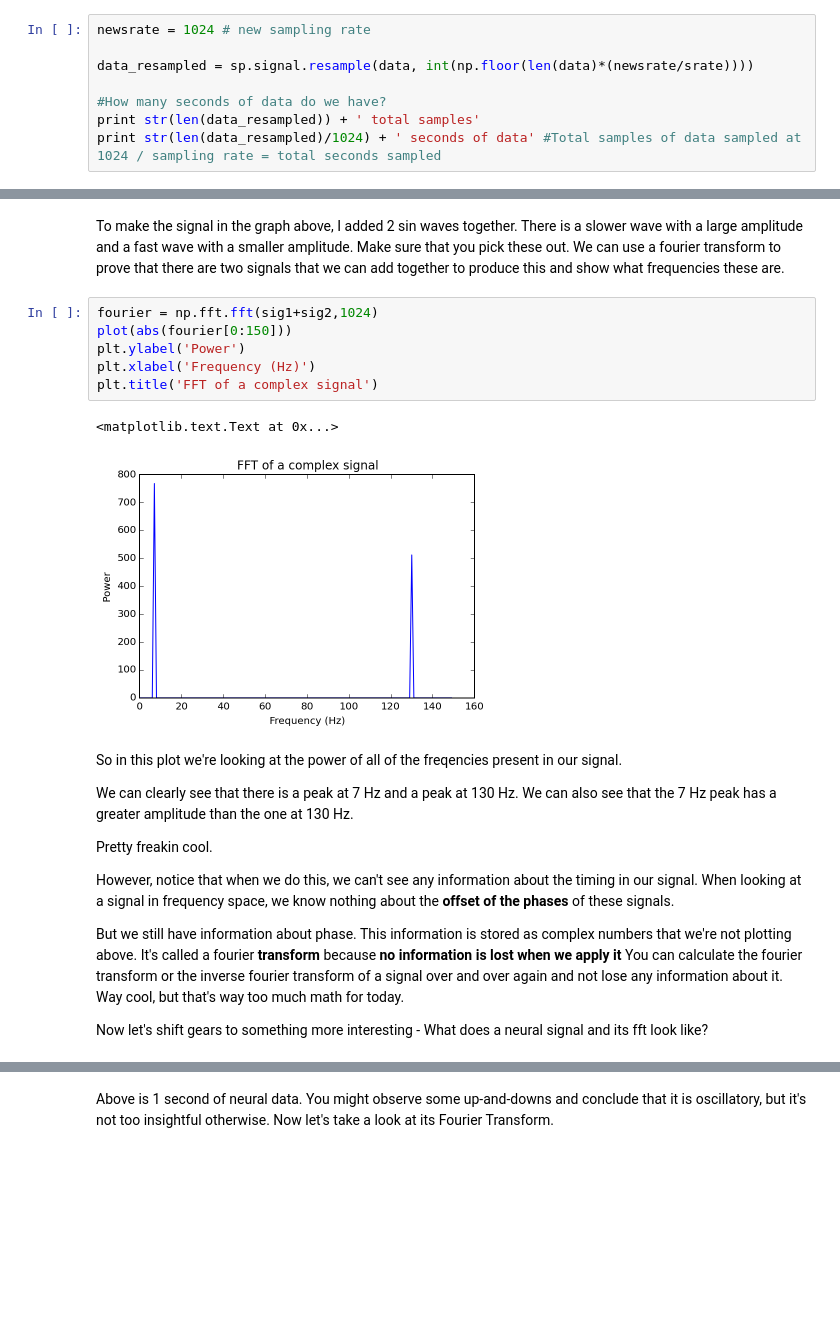
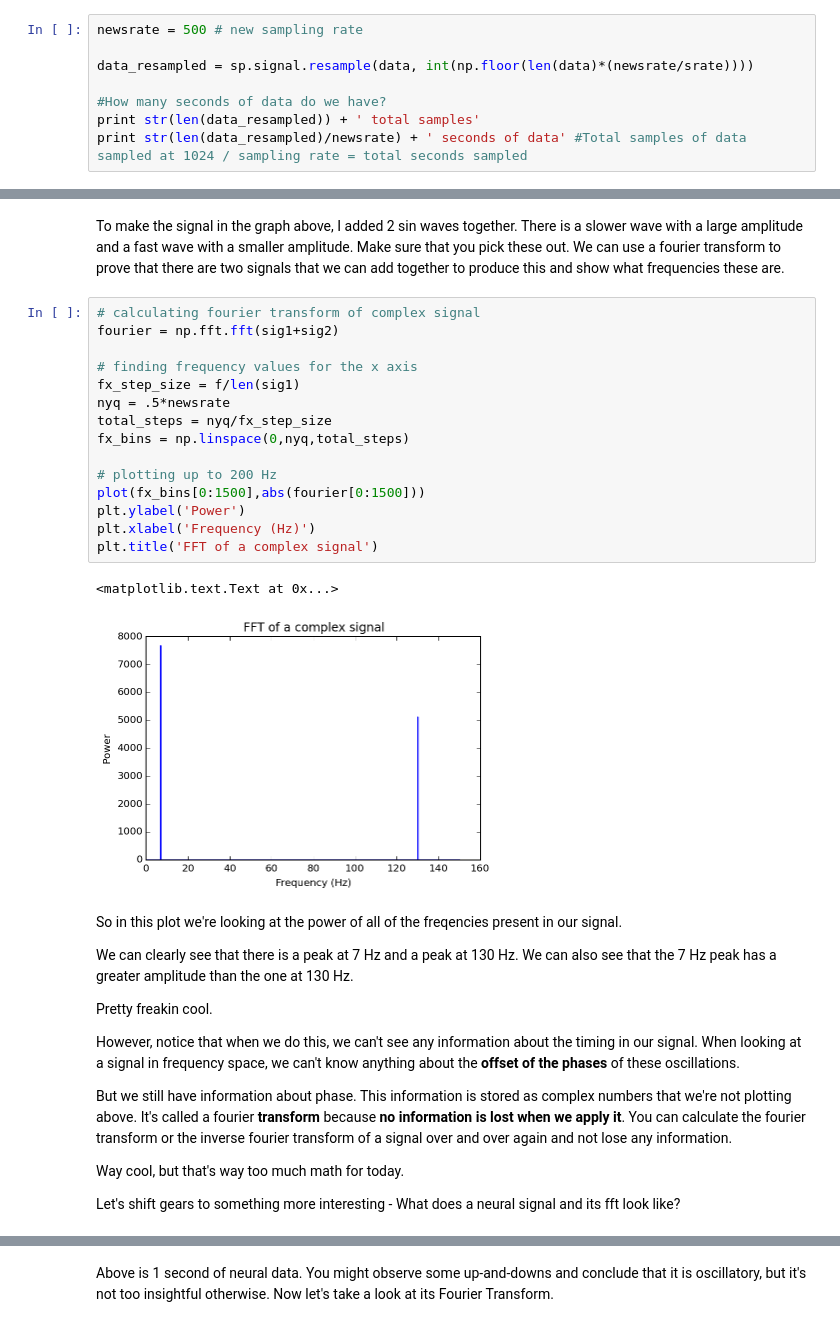
Before and after one commit to voytekresearch/Tutorials, a Jupyter notebook: Power Spectral Density and Sampling Tutorial.ipynb, the cells around one changed output, grey strips where cells are left out. Drawn from its saved outputs; the diff is of its cells as text; blank space fills up the shorter version.

```diff
--- a/Power Spectral Density and Sampling Tutorial.ipynb
+++ b/Power Spectral Density and Sampling Tutorial.ipynb
@@ -54,9 +54,9 @@ In the next cell we're going to resample our data to a different sampling rate.
 # %%
-newsrate = 1024 # new sampling rate
+newsrate = 500 # new sampling rate
 
 data_resampled = sp.signal.resample(data, int(np.floor(len(data)*(newsrate/srate))))
 
 #How many seconds of data do we have?
 print str(len(data_resampled)) + ' total samples'
-print str(len(data_resampled)/1024) + ' seconds of data' #Total samples of data sampled at 1024 / sampling rate = total seconds sampled
+print str(len(data_resampled)/newsrate) + ' seconds of data' #Total samples of data sampled at 1024 / sampling rate = total seconds sampled
 # %% [output]
@@ -90,14 +91,23 @@ legend()
 To make the signal in the graph above, I added 2 sin waves together.
 There is a slower wave with a large amplitude and a fast wave with a smaller amplitude. Make sure that you pick these out. We can use a fourier transform to prove that there are two signals that we can add together to produce this and show what frequencies these are.
 # %%
-fourier = np.fft.fft(sig1+sig2,1024)
-plot(abs(fourier[0:150]))
+# calculating fourier transform of complex signal
+fourier = np.fft.fft(sig1+sig2)
+
+# finding frequency values for the x axis
+fx_step_size = f/len(sig1)
+nyq = .5*newsrate
+total_steps = nyq/fx_step_size
+fx_bins = np.linspace(0,nyq,total_steps)
+
+# plotting up to 200 Hz
+plot(fx_bins[0:1500],abs(fourier[0:1500]))
 plt.ylabel('Power')
 plt.xlabel('Frequency (Hz)')
 plt.title('FFT of a complex signal')
 # %% [output]
 <matplotlib.text.Text at 0x...>
-[figure, old version]
+[figure, new version]
 # %% [markdown]
 So in this plot we're looking at the power of all of the freqencies present in our signal.
 
@@ -106,11 +116,12 @@ We can also see that the 7 Hz peak has a greater amplitude than the one at 130 H
 
 Pretty freakin cool.
 
-However, notice that when we do this, we can't see any information about the timing in our signal. When looking at a signal in frequency space, we know nothing about the **offset of the phases** of these signals.
+However, notice that when we do this, we can't see any information about the timing in our signal. When looking at a signal in frequency space, we can't know anything about the **offset of the phases** of these oscillations.
 
-But we still have information about phase. This information is stored as complex numbers that we're not plotting above. It's called a fourier **transform** because **no information is lost when we apply it** You can calculate the fourier transform or the inverse fourier transform of a signal over and over again and not lose any information about it.
+But we still have information about phase. This information is stored as complex numbers that we're not plotting above. It's called a fourier **transform** because **no information is lost when we apply it**. You can calculate the fourier transform or the inverse fourier transform of a signal over and over again and not lose any information.
+
 Way cool, but that's way too much math for today.
 
-Now let's shift gears to something more interesting - What does a neural signal and its fft look like?
+Let's shift gears to something more interesting - What does a neural signal and its fft look like?
 # %%
 plot(np.arange(0, 1024)/1024., data[10000:11024])
```
Also changed, not shown: parts of 12 cells of this notebook, 2 other files.
